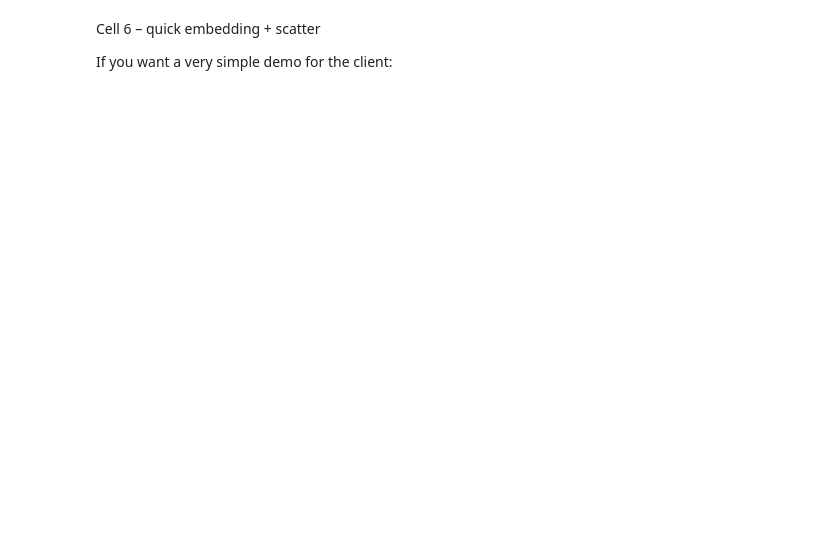
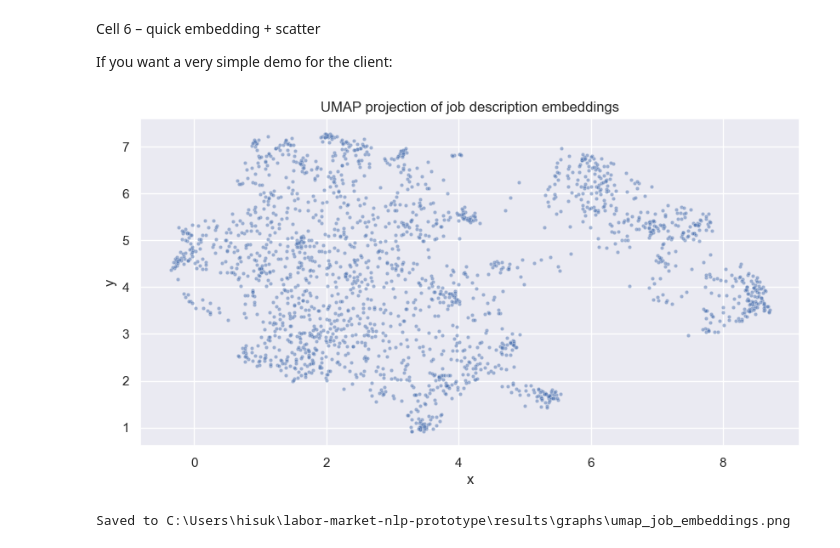
Before and after one commit to BGlifee/Labor_Market_NLP_Prototype, a Jupyter notebook: notebooks/01_eda_jobs.ipynb, the cells around one changed output. Saved outputs shown, nothing was run; the diff lists cells and outputs as text; code cells hidden in the pictures; blank space fills up the shorter version.

```diff
--- a/notebooks/01_eda_jobs.ipynb
+++ b/notebooks/01_eda_jobs.ipynb
@@ -39,19 +73,7 @@ Cell 1 – imports & config
 # %%
-import pandas as pd
-import numpy as np
+
 import matplotlib.pyplot as plt
 import seaborn as sns
-from pathlib import Path
-import sys
-
-
-
-# project root = parent of the notebooks folder
-PROJECT_ROOT = Path.cwd().parent
-if str(PROJECT_ROOT) not in sys.path:
-    sys.path.append(str(PROJECT_ROOT))
-
-from src.data.loader import load_jobs
 
 
 plt.rcParams["figure.figsize"] = (10, 5)
@@ -71,11 +134,25 @@ jobs.describe(include="all").transpose().head(20)
 # %% [markdown]
 Cell 4 – text length distribution
 # %%
+RESULTS_DIR = PROJECT_ROOT / "results"
+GRAPH_DIR = RESULTS_DIR / "graphs"
+
+GRAPH_DIR.mkdir(parents=True, exist_ok=True)
+
 text_col = "description"  # adjust if needed
 
 jobs["text_len"] = jobs[text_col].astype(str).str.len()
 
-jobs["text_len"].describe()
+# Create figure
+plt.figure(figsize=(10, 6))
 sns.histplot(jobs["text_len"], bins=50)
 plt.title("Distribution of job description length")
-plt.show()
+plt.xlabel("Character count")
+plt.ylabel("Number of jobs")
+
+# Save instead of just showing
+save_path = GRAPH_DIR / "job_description_length_hist.png"
+plt.savefig(save_path, dpi=200, bbox_inches="tight")
+plt.close()
+
+print(f"Histogram saved to: {save_path}")
@@ -94,29 +188,41 @@ If you want a very simple demo for the client:
 # %%
 from sentence_transformers import SentenceTransformer
 import umap
 
 model = SentenceTransformer("sentence-transformers/all-MiniLM-L6-v2")
 
 # pick a text column name you actually have, e.g. "description"
 text_col = "description"
 
 n = min(len(jobs), 2000)
 sample = jobs.sample(n, random_state=42)
 
 emb = model.encode(sample[text_col].tolist(), show_progress_bar=True)
 
 reducer = umap.UMAP(random_state=42)
 emb_2d = reducer.fit_transform(emb)
 
 sample["x"] = emb_2d[:, 0]
 sample["y"] = emb_2d[:, 1]
 
 sns.scatterplot(
     data=sample,
     x="x",
     y="y",
     alpha=0.5,
     s=10,
 )
 plt.title("UMAP projection of job description embeddings")
+
+# Save FIRST
+save_path = GRAPH_DIR / "umap_job_embeddings.png"
+plt.savefig(save_path, dpi=200, bbox_inches="tight")
+
+# Then show
 plt.show()
+plt.close()
+
+print(f"Saved to {save_path}")
+# %% [output]
+[figure, added]
+Saved to C:\Users\hisuk\labor-market-nlp-prototype\results\graphs\umap_job_embeddings.png
```
Also changed, not shown: parts of 10 cells of this notebook, 2 other files.
